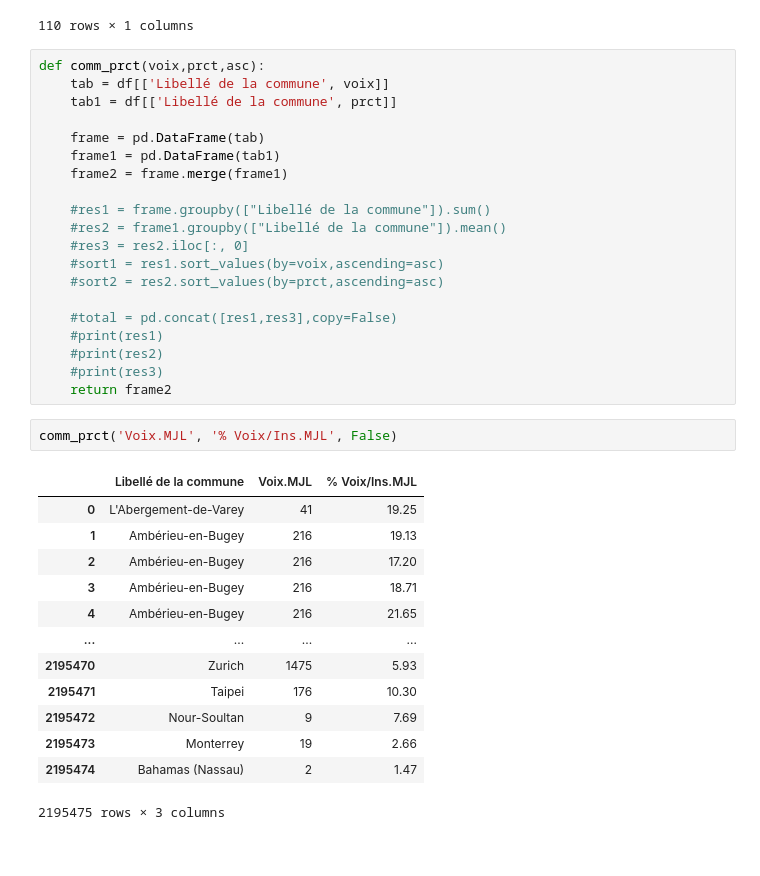
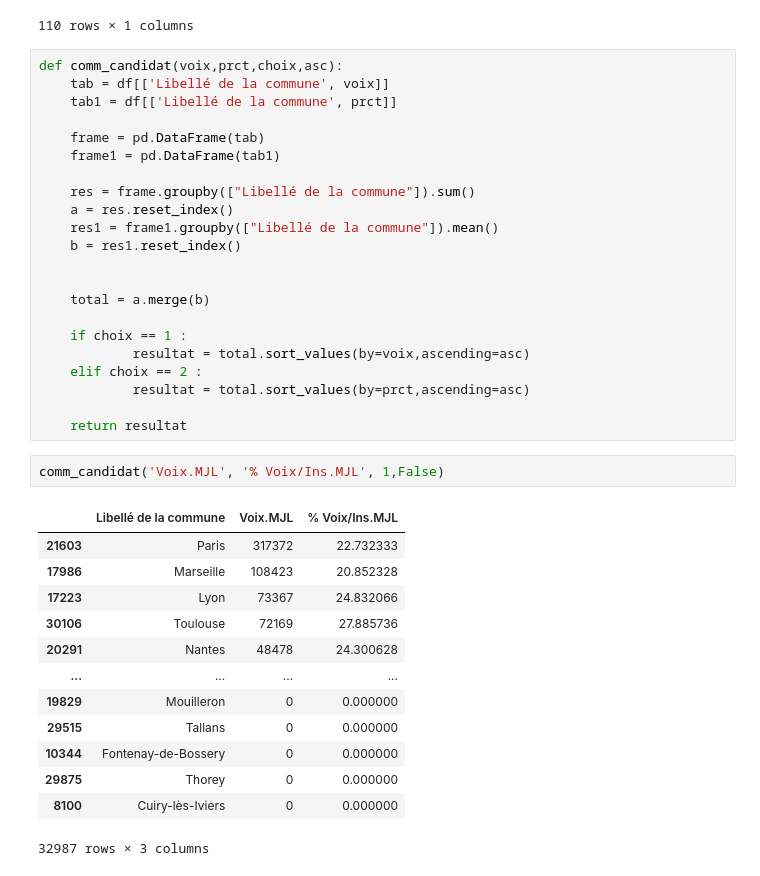
Before and after one commit to BaderEK/AnalyseDeDonnees, a Jupyter notebook: Groupe 2/Groupe 2/rendu.ipynb, the cells around one changed output. Drawn from its saved outputs; the diff is of its cells as text.

Commit message:
Fct candidat voix et % / commune

```diff
--- a/Groupe 2/Groupe 2/rendu.ipynb
+++ b/Groupe 2/Groupe 2/rendu.ipynb
@@ -166,38 +166,40 @@ dep('Voix.ZE', False)
 | ZS | Saint-Pierre-et-Miquelon | 80 |
 110 rows × 1 columns
 # %%
-def comm_prct(voix,prct,asc):
+def comm_candidat(voix,prct,choix,asc):
     tab = df[['Libellé de la commune', voix]]
     tab1 = df[['Libellé de la commune', prct]]
 
     frame = pd.DataFrame(tab)
     frame1 = pd.DataFrame(tab1)
-    frame2 = frame.merge(frame1)
 
-    #res1 = frame.groupby(["Libellé de la commune"]).sum()
-    #res2 = frame1.groupby(["Libellé de la commune"]).mean()
-    #res3 = res2.iloc[:, 0]
-    #sort1 = res1.sort_values(by=voix,ascending=asc)
-    #sort2 = res2.sort_values(by=prct,ascending=asc)
+    res = frame.groupby(["Libellé de la commune"]).sum()
+    a = res.reset_index()
+    res1 = frame1.groupby(["Libellé de la commune"]).mean()
+    b = res1.reset_index()
 
-    #total = pd.concat([res1,res3],copy=False)
-    #print(res1)
-    #print(res2)
-    #print(res3)
-    return frame2
+
+    total = a.merge(b)
+
+    if choix == 1 :
+            resultat = total.sort_values(by=voix,ascending=asc)
+    elif choix == 2 :
+            resultat = total.sort_values(by=prct,ascending=asc)
+
+    return resultat
 # %%
-comm_prct('Voix.MJL', '% Voix/Ins.MJL', False)
+comm_candidat('Voix.MJL', '% Voix/Ins.MJL', 1,False)
 # %% [output]
 |  | Libellé de la commune | Voix.MJL | % Voix/Ins.MJL |
-| 0 | L'Abergement-de-Varey | 41 | 19.25 |
-| 1 | Ambérieu-en-Bugey | 216 | 19.13 |
-| 2 | Ambérieu-en-Bugey | 216 | 17.20 |
-| 3 | Ambérieu-en-Bugey | 216 | 18.71 |
-| 4 | Ambérieu-en-Bugey | 216 | 21.65 |
+| 21603 | Paris | 317372 | 22.732333 |
+| 17986 | Marseille | 108423 | 20.852328 |
+| 17223 | Lyon | 73367 | 24.832066 |
+| 30106 | Toulouse | 72169 | 27.885736 |
+| 20291 | Nantes | 48478 | 24.300628 |
 | ... | ... | ... | ... |
-| 2195470 | Zurich | 1475 | 5.93 |
-| 2195471 | Taipei | 176 | 10.30 |
-| 2195472 | Nour-Soultan | 9 | 7.69 |
-| 2195473 | Monterrey | 19 | 2.66 |
-| 2195474 | Bahamas (Nassau) | 2 | 1.47 |
+| 19829 | Mouilleron | 0 | 0.000000 |
+| 29515 | Tallans | 0 | 0.000000 |
+| 10344 | Fontenay-de-Bossery | 0 | 0.000000 |
+| 29875 | Thorey | 0 | 0.000000 |
+| 8100 | Cuiry-lès-Iviers | 0 | 0.000000 |
-2195475 rows × 3 columns
+32987 rows × 3 columns
```
